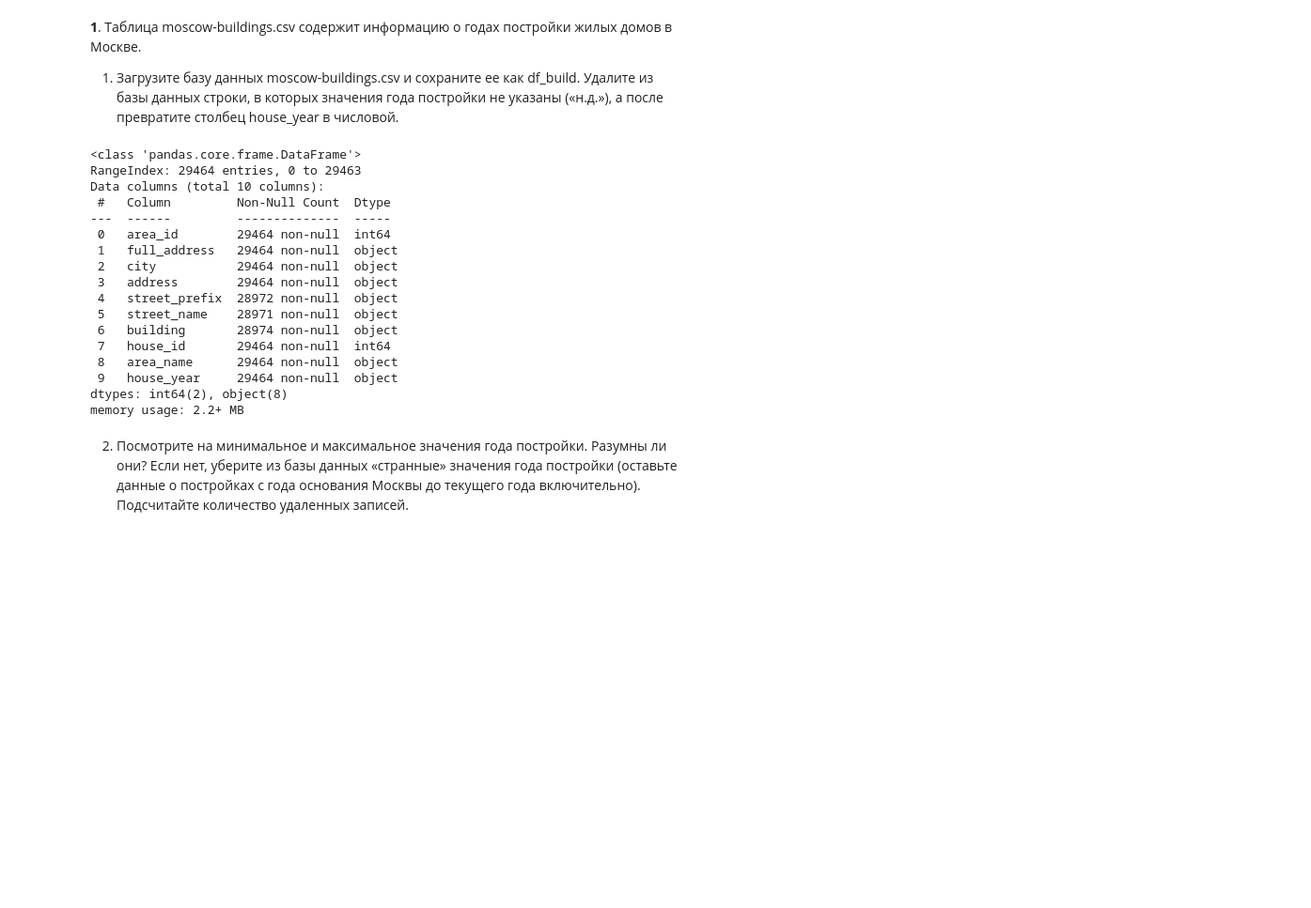
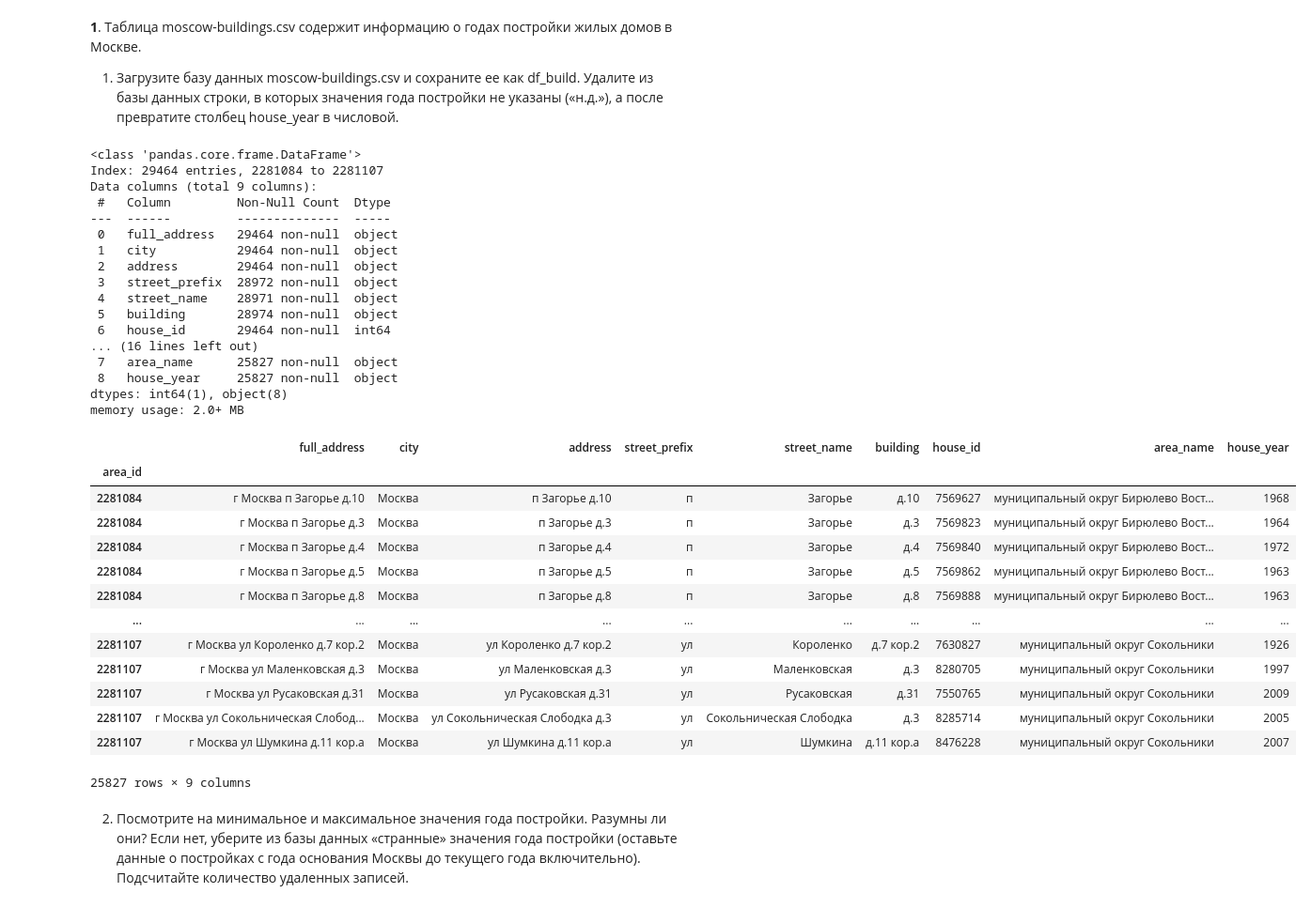
Before and after one commit to FessDemon/pim, a Jupyter notebook: python/Labs/Lab_Python_6_PMI_end.ipynb, the cells around one changed output. Shown at 94% size. Saved outputs shown, nothing was run; the diff lists cells and outputs as text; code cells hidden in the pictures; blank space fills up the shorter version.

```diff
--- a/python/Labs/Lab_Python_6_PMI_end.ipynb
+++ b/python/Labs/Lab_Python_6_PMI_end.ipynb
@@ -10,26 +10,47 @@ import pandas as pd
 **1**. Таблица moscow-buildings.csv содержит информацию о годах постройки жилых домов в Москве.
 
 1) Загрузите базу данных moscow-buildings.csv и сохраните ее как df_build. Удалите из базы данных строки, в которых значения года постройки не указаны («н.д.»), а после превратите столбец house_year в числовой.
-# %%
-df_build = pd.read_csv("Lab_6/moscow-buildings.csv")
-df_build.info()
-# %% [output]
-<class 'pandas.core.frame.DataFrame'>
-RangeIndex: 29464 entries, 0 to 29463
-Data columns (total 10 columns):
- #   Column         Non-Null Count  Dtype
----  ------         --------------  -----
- 0   area_id        29464 non-null  int64
- 1   full_address   29464 non-null  object
- 2   city           29464 non-null  object
- 3   address        29464 non-null  object
- 4   street_prefix  28972 non-null  object
- 5   street_name    28971 non-null  object
- 6   building       28974 non-null  object
- 7   house_id       29464 non-null  int64
- 8   area_name      29464 non-null  object
- 9   house_year     29464 non-null  object
-dtypes: int64(2), object(8)
-memory usage: 2.2+ MB
+# %%
+df_build = pd.read_csv("Lab_6/moscow-buildings.csv", index_col=0)
+df_build.info()
+df_build = df_build.dropna()
+df_build = df_build[df_build.house_year != "н.д."]
+df_build.info()
+df_build["house_year"] = df_build["house_year"].astype("int64")
+df_build.dtypes
+df_build.house_year
+df_build
+# %% [output]
+<class 'pandas.core.frame.DataFrame'>
+Index: 29464 entries, 2281084 to 2281107
+Data columns (total 9 columns):
+ #   Column         Non-Null Count  Dtype
+---  ------         --------------  -----
+ 0   full_address   29464 non-null  object
+ 1   city           29464 non-null  object
+ 2   address        29464 non-null  object
+ 3   street_prefix  28972 non-null  object
+ 4   street_name    28971 non-null  object
+ 5   building       28974 non-null  object
+ 6   house_id       29464 non-null  int64
+... (16 lines left out)
+ 7   area_name      25827 non-null  object
+ 8   house_year     25827 non-null  object
+dtypes: int64(1), object(8)
+memory usage: 2.0+ MB
+|  | full_address | city | address | street_prefix | street_name | building | house_id | area_name | house_year |
+| area_id |  |  |  |  |  |  |  |  |  |
+| 2281084 | г Москва п Загорье д.10 | Москва | п Загорье д.10 | п | Загорье | д.10 | 7569627 | муниципальный округ Бирюлево Вост... | 1968 |
+| 2281084 | г Москва п Загорье д.3 | Москва | п Загорье д.3 | п | Загорье | д.3 | 7569823 | муниципальный округ Бирюлево Вост... | 1964 |
+| 2281084 | г Москва п Загорье д.4 | Москва | п Загорье д.4 | п | Загорье | д.4 | 7569840 | муниципальный округ Бирюлево Вост... | 1972 |
+| 2281084 | г Москва п Загорье д.5 | Москва | п Загорье д.5 | п | Загорье | д.5 | 7569862 | муниципальный округ Бирюлево Вост... | 1963 |
+| 2281084 | г Москва п Загорье д.8 | Москва | п Загорье д.8 | п | Загорье | д.8 | 7569888 | муниципальный округ Бирюлево Вост... | 1963 |
+| ... | ... | ... | ... | ... | ... | ... | ... | ... | ... |
+| 2281107 | г Москва ул Короленко д.7 кор.2 | Москва | ул Короленко д.7 кор.2 | ул | Короленко | д.7 кор.2 | 7630827 | муниципальный округ Сокольники | 1926 |
+| 2281107 | г Москва ул Маленковская д.3 | Москва | ул Маленковская д.3 | ул | Маленковская | д.3 | 8280705 | муниципальный округ Сокольники | 1997 |
+| 2281107 | г Москва ул Русаковская д.31 | Москва | ул Русаковская д.31 | ул | Русаковская | д.31 | 7550765 | муниципальный округ Сокольники | 2009 |
+| 2281107 | г Москва ул Сокольническая Слобод... | Москва | ул Сокольническая Слободка д.3 | ул | Сокольническая Слободка | д.3 | 8285714 | муниципальный округ Сокольники | 2005 |
+| 2281107 | г Москва ул Шумкина д.11 кор.а | Москва | ул Шумкина д.11 кор.а | ул | Шумкина | д.11 кор.а | 8476228 | муниципальный округ Сокольники | 2007 |
+25827 rows × 9 columns
 # %% [markdown]
 2) Посмотрите на минимальное и максимальное значения года постройки. Разумны ли они? Если нет, уберите из базы данных «странные» значения года постройки (оставьте данные о постройках с года основания Москвы до текущего года включительно). Подсчитайте количество удаленных записей.
```
Also changed, not shown: parts of 4 cells of this notebook, 3 other files.
